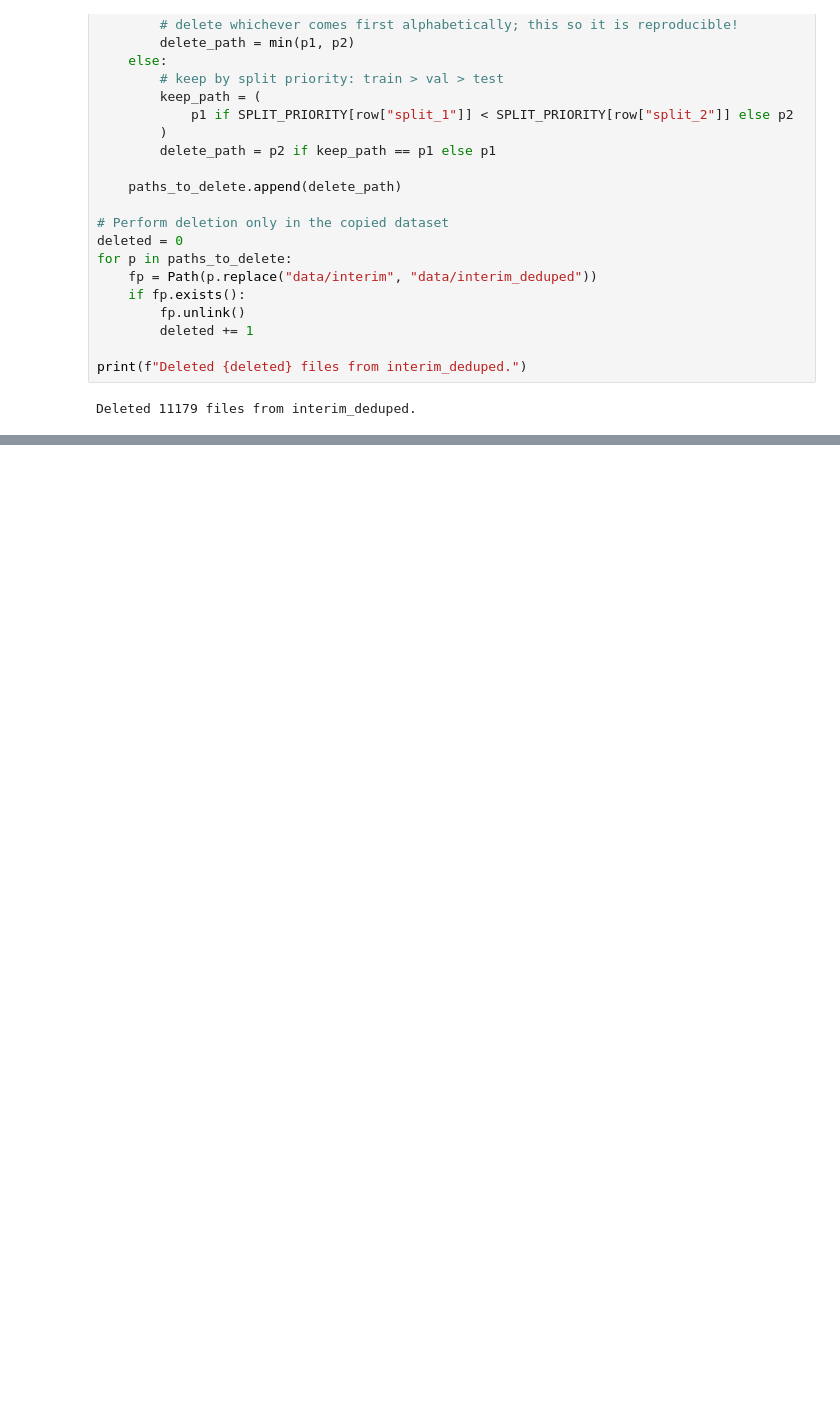
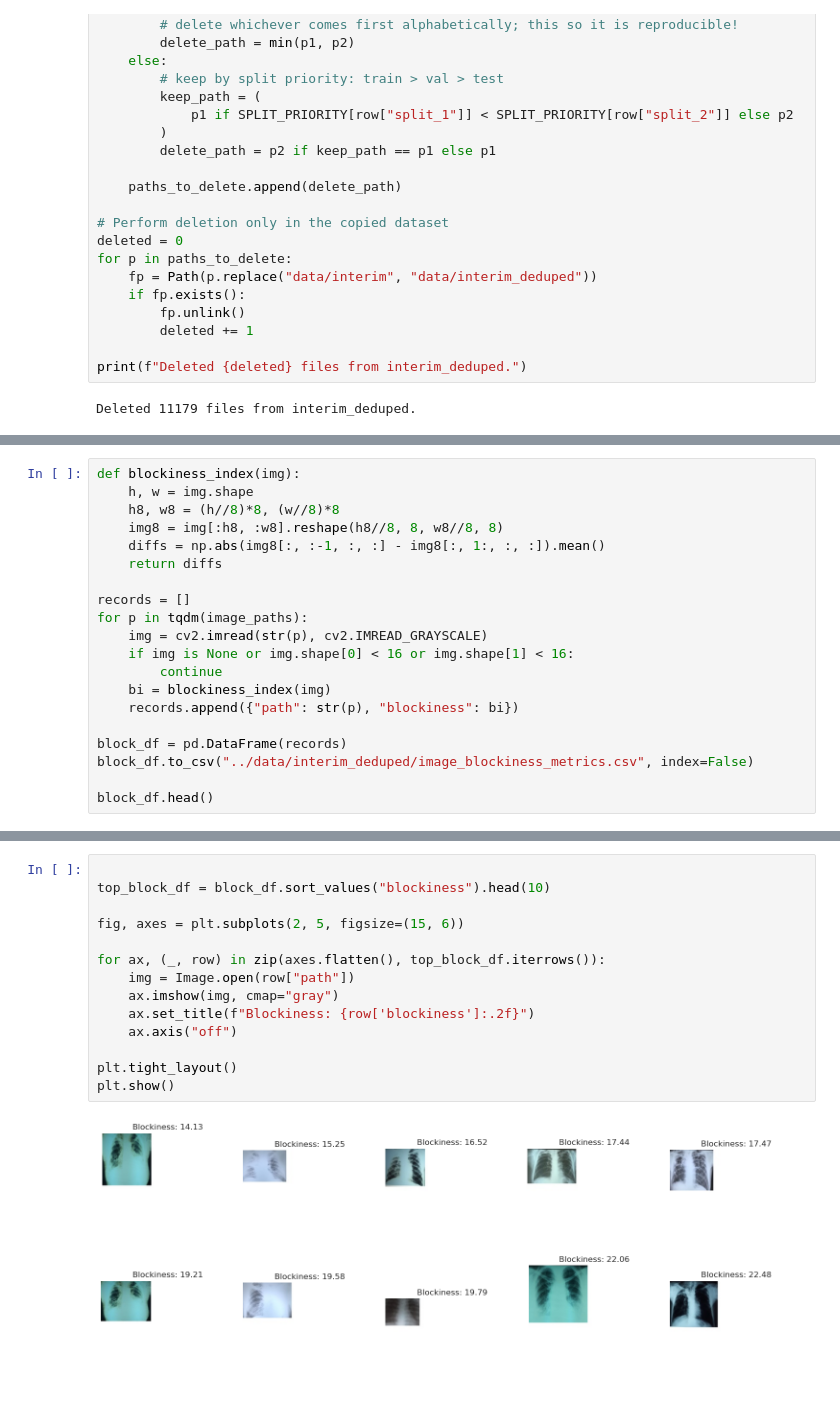
Before and after one commit to RamyGadalla/chest-xray-classification-ramygadalla, a Jupyter notebook: notebooks/01_ExploratoryDataAnaylsis.ipynb, the cells around one changed output, grey strips where cells are left out. Cells and saved outputs as stored; diff of their text form; blank space fills up the shorter version.

```diff
--- a/notebooks/01_ExploratoryDataAnaylsis.ipynb
+++ b/notebooks/01_ExploratoryDataAnaylsis.ipynb
@@ -295,0 +351,20 @@ Having that said, there is clear class imbalance on the dataset-level (not the s
+# %%
+def blockiness_index(img):
+    h, w = img.shape
+    h8, w8 = (h//8)*8, (w//8)*8
+    img8 = img[:h8, :w8].reshape(h8//8, 8, w8//8, 8)
+    diffs = np.abs(img8[:, :-1, :, :] - img8[:, 1:, :, :]).mean()
+    return diffs
+
+records = []
+for p in tqdm(image_paths):
+    img = cv2.imread(str(p), cv2.IMREAD_GRAYSCALE)
+    if img is None or img.shape[0] < 16 or img.shape[1] < 16:
+        continue
+    bi = blockiness_index(img)
+    records.append({"path": str(p), "blockiness": bi})
+
+block_df = pd.DataFrame(records)
+block_df.to_csv("../data/interim_deduped/image_blockiness_metrics.csv", index=False)
+
+block_df.head()
@@ -295,0 +378,16 @@ Having that said, there is clear class imbalance on the dataset-level (not the s
+# %%
+
+top_block_df = block_df.sort_values("blockiness").head(10)
+
+fig, axes = plt.subplots(2, 5, figsize=(15, 6))
+
+for ax, (_, row) in zip(axes.flatten(), top_block_df.iterrows()):
+    img = Image.open(row["path"])
+    ax.imshow(img, cmap="gray")
+    ax.set_title(f"Blockiness: {row['blockiness']:.2f}")
+    ax.axis("off")
+
+plt.tight_layout()
+plt.show()
+# %% [output]
+[figure, added]
```
Also changed, not shown: parts of 21 cells of this notebook.
